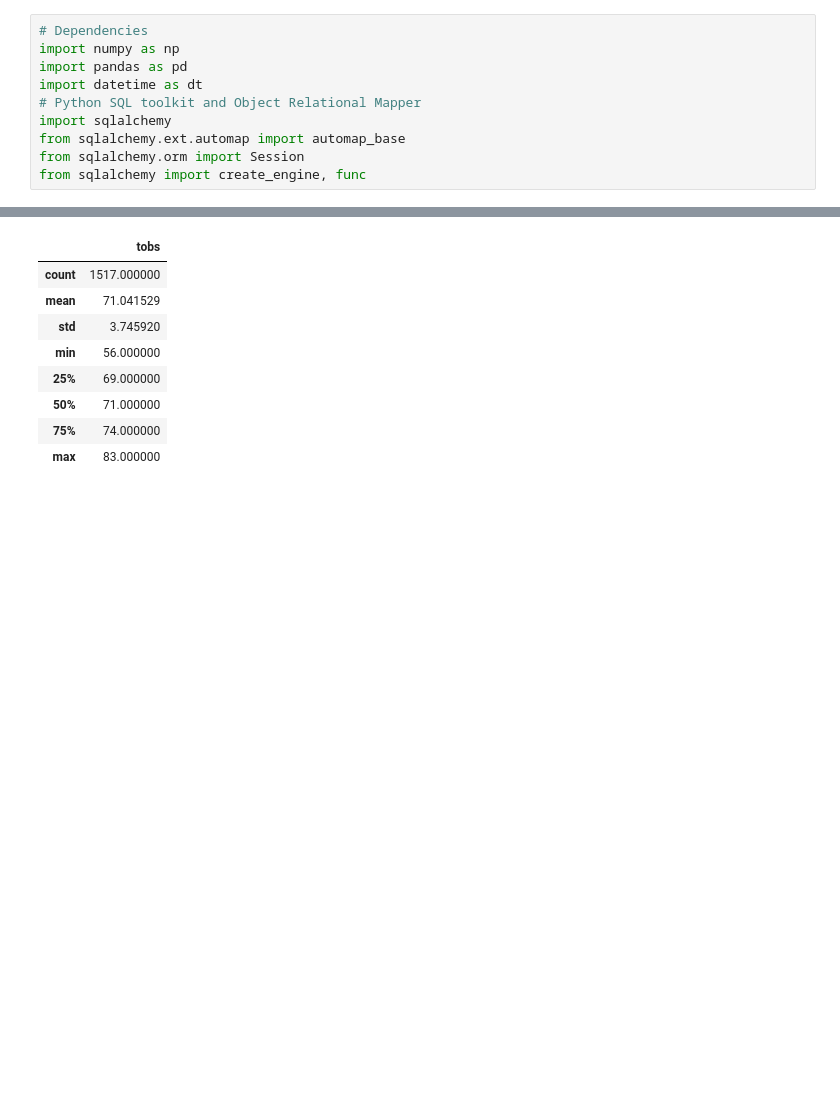
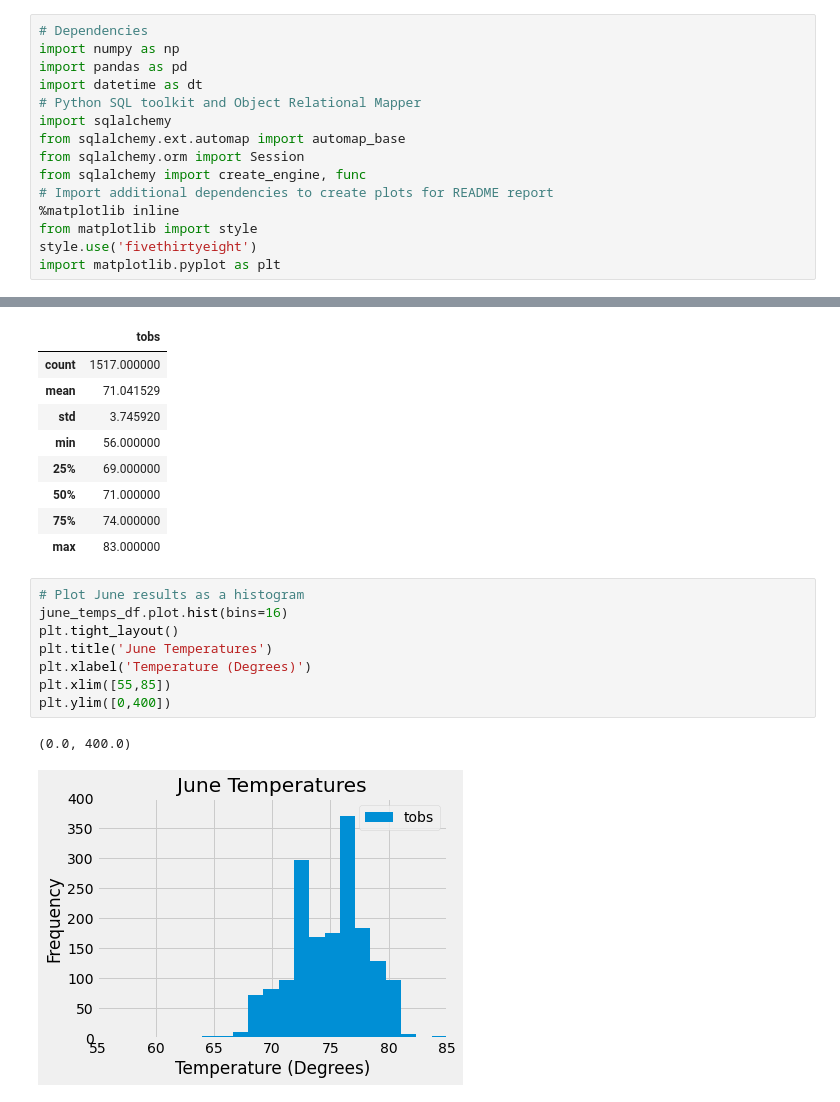
Before and after one commit to jkenning/Surfs_up, a Jupyter notebook: SurfsUp_Challenge.ipynb, the cells around one changed output, grey strips where cells are left out. Cells and saved outputs as stored; diff of their text form; blank space fills up the shorter version.

```diff
--- a/SurfsUp_Challenge.ipynb
+++ b/SurfsUp_Challenge.ipynb
@@ -8,6 +8,11 @@ import sqlalchemy
 from sqlalchemy.ext.automap import automap_base
 from sqlalchemy.orm import Session
 from sqlalchemy import create_engine, func
+# Import additional dependencies to create plots for README report
+%matplotlib inline
+from matplotlib import style
+style.use('fivethirtyeight')
+import matplotlib.pyplot as plt
 # %%
 engine = create_engine("sqlite:///hawaii.sqlite")
 
@@ -163,3 +168,14 @@ dec_temps_df.describe()
 | 50% | 71.000000 |
 | 75% | 74.000000 |
 | max | 83.000000 |
+# %%
+# Plot June results as a histogram
+june_temps_df.plot.hist(bins=16)
+plt.tight_layout()
+plt.title('June Temperatures')
+plt.xlabel('Temperature (Degrees)')
+plt.xlim([55,85])
+plt.ylim([0,400])
+# %% [output]
+(0.0, 400.0)
+[figure, added]
```
Also changed, not shown: parts of 1 cell of this notebook, 6 other files.
